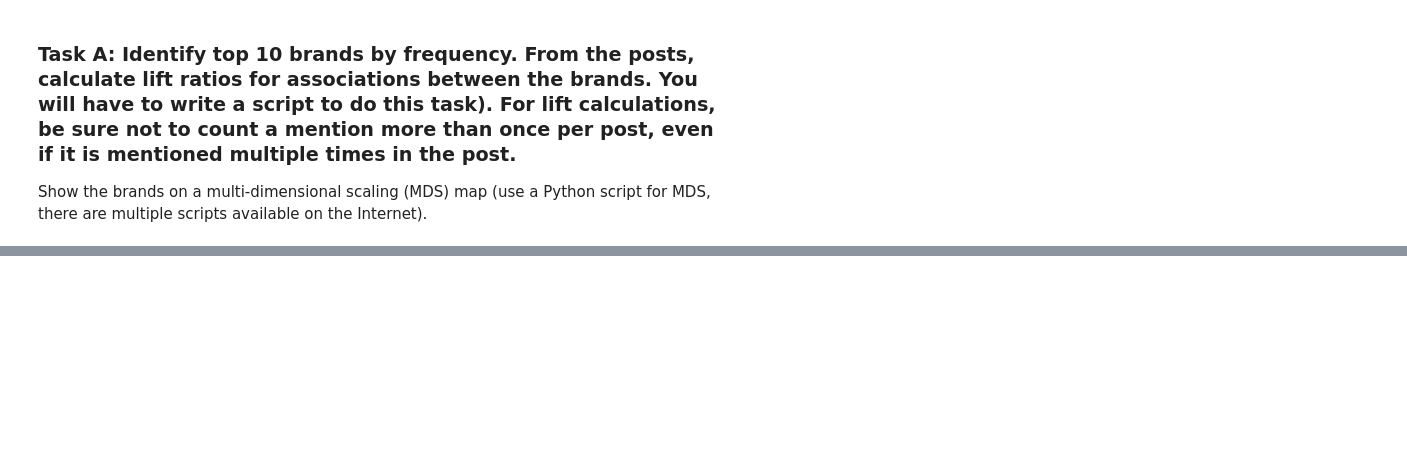
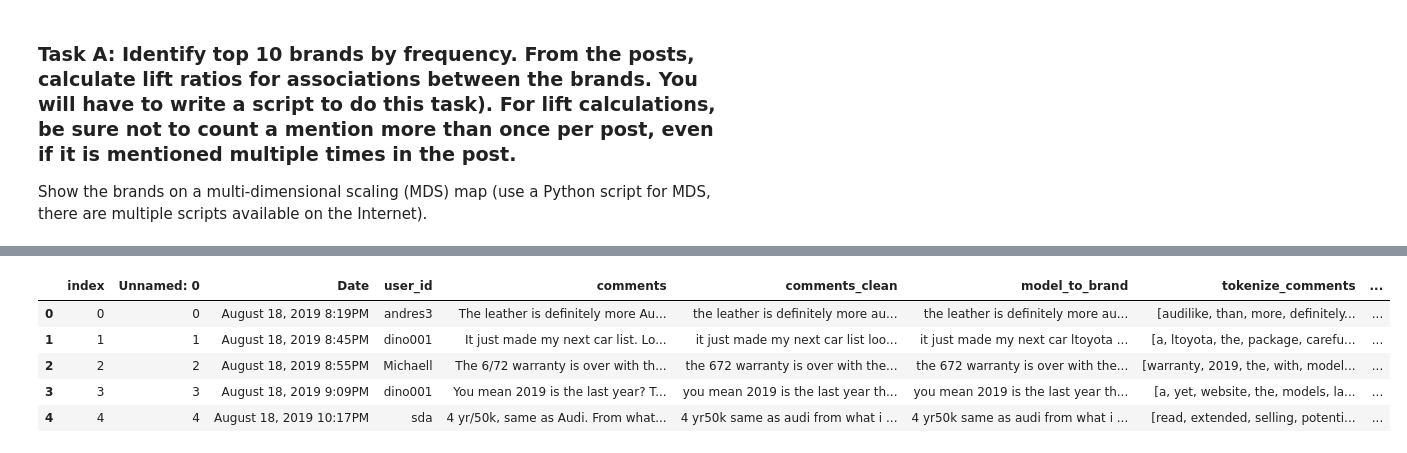
Before and after one commit to VrindaSharma-1/content-analytics, a Jupyter notebook: edmundAnalysis.ipynb, the cells around one changed output, grey strips where cells are left out. Drawn from its saved outputs; the diff is of its cells as text; code cells hidden in the pictures; blank space fills up the shorter version.

Commit message:
Added more steps for attribute analysis

```diff
--- a/edmundAnalysis.ipynb
+++ b/edmundAnalysis.ipynb
@@ -309,0 +454,10 @@ plt.show()
+# %%
+# aspire=['used', 'want', 'love', 'like', 'desire', 'hope', 'dream']
+
+aspire=['dreaming','like','dreamed','wanted','love','dream car','future car','dream of','dream to','wish','best','love to have','want','wanted','dreamy']
+# %%
+aspirational_att = pd.DataFrame(aspire,columns =['asp_attribute'])
+aspirational_att['general_asp_attribute'] = ''
+# %%
+aspirational_att['general_asp_attribute'][:] = 'aspire'
+aspirational_att
@@ -309,0 +481,17 @@ plt.show()
+# %%
+def word_to_asp_att(s):
+    s = " ".join(str(x) for x in s)
+    for i in aspirational_att.index.values:
+        s = s.replace(aspirational_att["asp_attribute"][i].lower(),aspirational_att["general_asp_attribute"][i].lower())
+    return s
+
+copy_comments['comments_asp_attrib'] = copy_comments['final_list'].apply(word_to_asp_att)
+# %%
+copy_comments.head()
+# %% [output]
+|  | index | Unnamed: 0 | Date | user_id | comments | comments_clean | model_to_brand | tokenize_comments | ... |
+| 0 | 0 | 0 | August 18, 2019 8:19PM | andres3 | The leather is definitely more Au... | the leather is definitely more au... | the leather is definitely more au... | [audilike, than, more, definitely... | ... |
+| 1 | 1 | 1 | August 18, 2019 8:45PM | dino001 | It just made my next car list. Lo... | it just made my next car list loo... | it just made my next car ltoyota ... | [a, ltoyota, the, package, carefu... | ... |
+| 2 | 2 | 2 | August 18, 2019 8:55PM | Michaell | The 6/72 warranty is over with th... | the 672 warranty is over with the... | the 672 warranty is over with the... | [warranty, 2019, the, with, model... | ... |
+| 3 | 3 | 3 | August 18, 2019 9:09PM | dino001 | You mean 2019 is the last year? T... | you mean 2019 is the last year th... | you mean 2019 is the last year th... | [a, yet, website, the, models, la... | ... |
+| 4 | 4 | 4 | August 18, 2019 10:17PM | sda | 4 yr/50k, same as Audi. From what... | 4 yr50k same as audi from what i ... | 4 yr50k same as audi from what i ... | [read, extended, selling, potenti... | ... |
```
Also changed, not shown: parts of 30 cells of this notebook, 1 other file.
